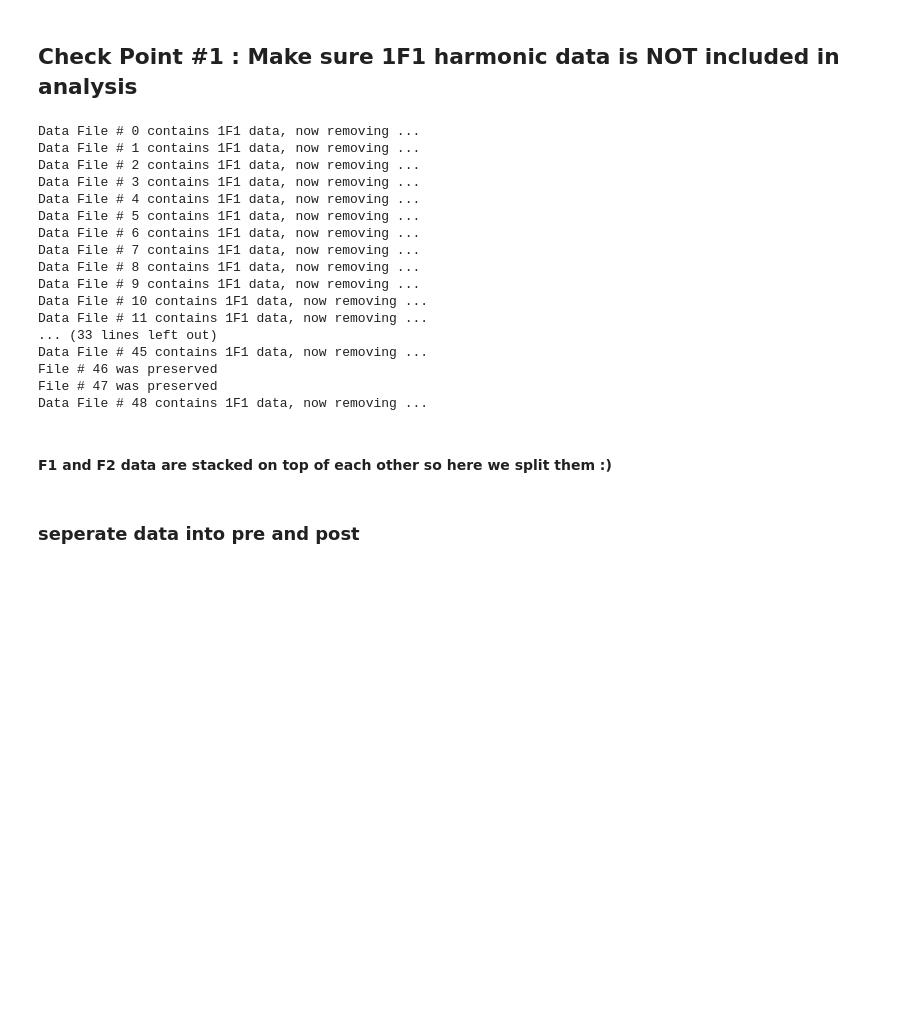
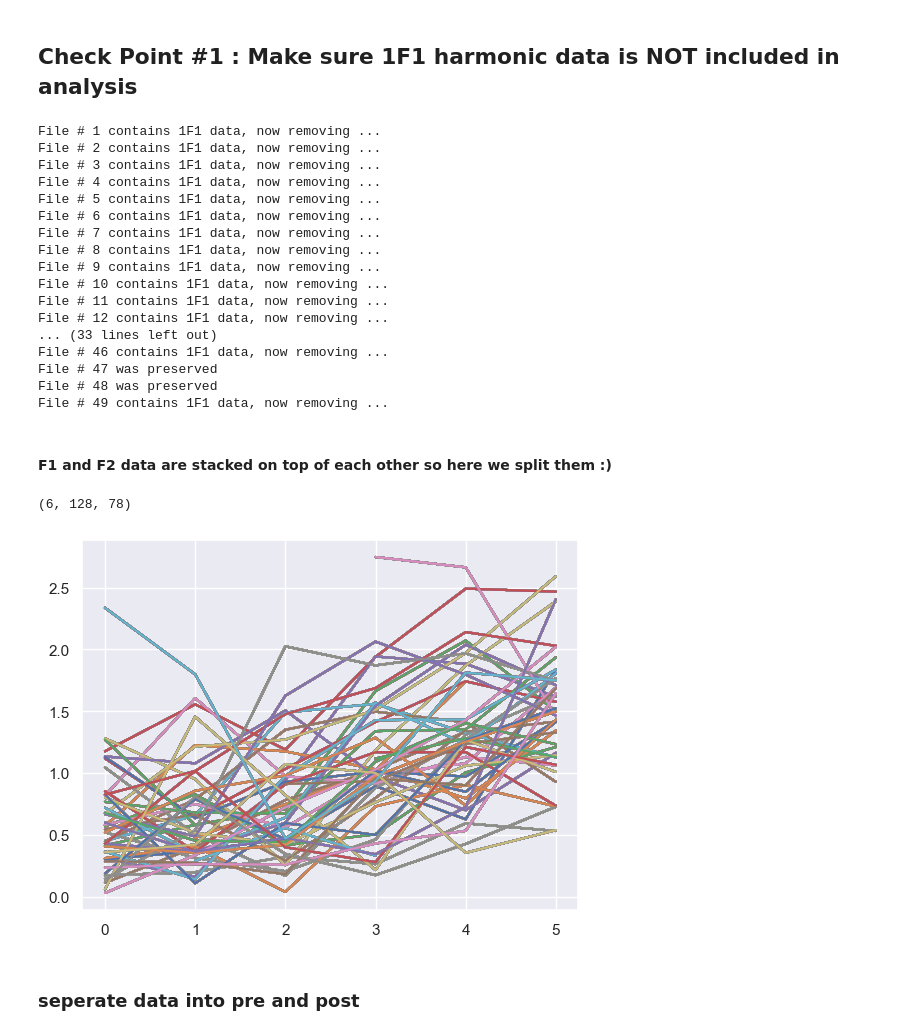
Before and after one commit to PatriciaNL/LTP_analysis, a Jupyter notebook: PythonScripts/ProcessingPipeline/ImportMatnSort_Condition1.ipynb, the cells around one changed output. Cells and saved outputs as stored; diff of their text form; code cells hidden in the pictures; blank space fills up the shorter version.

```diff
--- a/PythonScripts/ProcessingPipeline/ImportMatnSort_Condition1.ipynb
+++ b/PythonScripts/ProcessingPipeline/ImportMatnSort_Condition1.ipynb
@@ -231,29 +240,29 @@ allHemiData = {}
 for sIn in range(s_iters):
 # if data along rows is not divisible, remove 1f1 data
     if (GoodBinData[sIn].shape[0] % idealHarmOrd) != 0:
-        print(f'Data File # {sIn} contains 1F1 data, now removing ...')
+        print(f'File # {sIn+1} contains 1F1 data, now removing ...')
         allHemiData[sIn] = GoodBinData[sIn][NumBins:,:,:] # remove the 1st 6 values of data
     else:
-        print(f'File # {sIn} was preserved')
+        print(f'File # {sIn+1} was preserved')
         allHemiData[sIn] = GoodBinData[sIn]
 # %% [output]
-Data File # 0 contains 1F1 data, now removing ...
-Data File # 1 contains 1F1 data, now removing ...
-Data File # 2 contains 1F1 data, now removing ...
-Data File # 3 contains 1F1 data, now removing ...
-Data File # 4 contains 1F1 data, now removing ...
-Data File # 5 contains 1F1 data, now removing ...
-Data File # 6 contains 1F1 data, now removing ...
-Data File # 7 contains 1F1 data, now removing ...
-Data File # 8 contains 1F1 data, now removing ...
-Data File # 9 contains 1F1 data, now removing ...
-Data File # 10 contains 1F1 data, now removing ...
-Data File # 11 contains 1F1 data, now removing ...
+File # 1 contains 1F1 data, now removing ...
+File # 2 contains 1F1 data, now removing ...
+File # 3 contains 1F1 data, now removing ...
+File # 4 contains 1F1 data, now removing ...
+File # 5 contains 1F1 data, now removing ...
+File # 6 contains 1F1 data, now removing ...
+File # 7 contains 1F1 data, now removing ...
+File # 8 contains 1F1 data, now removing ...
+File # 9 contains 1F1 data, now removing ...
+File # 10 contains 1F1 data, now removing ...
+File # 11 contains 1F1 data, now removing ...
+File # 12 contains 1F1 data, now removing ...
 ... (33 lines left out)
-Data File # 45 contains 1F1 data, now removing ...
-File # 46 was preserved
+File # 46 contains 1F1 data, now removing ...
 File # 47 was preserved
-Data File # 48 contains 1F1 data, now removing ...
+File # 48 was preserved
+File # 49 contains 1F1 data, now removing ...
 # %% [markdown]
 #### F1 and F2 data are stacked on top of each other so here we split them :)
 # %%
@@ -278,6 +287,17 @@ for sIn in range(s_iters):
         xF1HemiBins[sIn][xFX] = x1[HarmonicEpochs[xFX]:HarmonicEpochs[xFX]+(NumBins),:,:]
         xF2HemiBins[sIn][xFX] = x2[HarmonicEpochs[xFX]:HarmonicEpochs[xFX]+(NumBins),:,:]
         #print(xF1HemiBins[sIn][xFX].shape)
+# %%
+xF1HemiBins.keys()
+xF1HemiBins[0].keys()
+harm2f2 = xF1HemiBins[0][0]
+print(harm2f2.shape)
+
+for i in range(50):
+    plt.plot(xF1HemiBins[12][0][:,75,1:50])
+# %% [output]
+(6, 128, 78)
+[figure, added]
 # %% [markdown]
 ### seperate data into pre and post
 # %%
```
Also changed, not shown: parts of 1 cell of this notebook, 4 other files.
